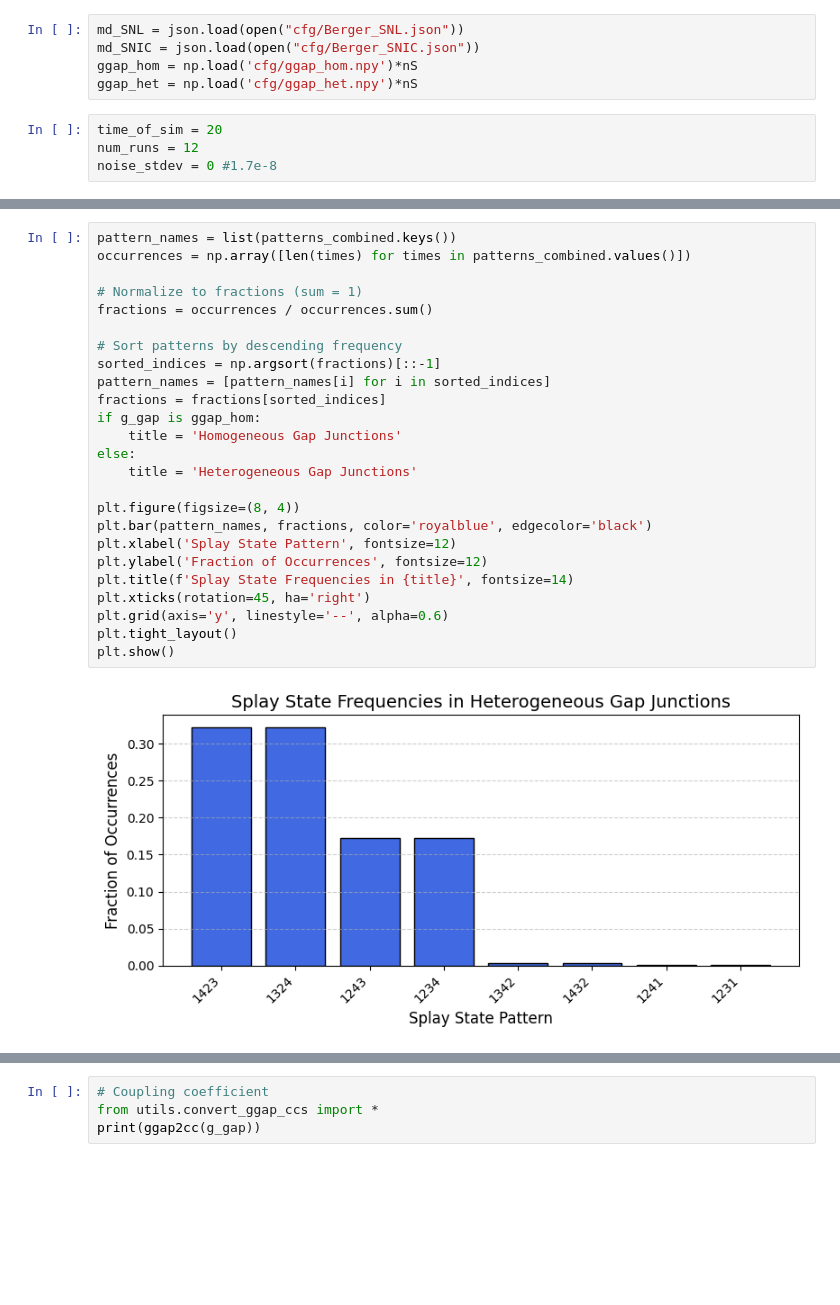
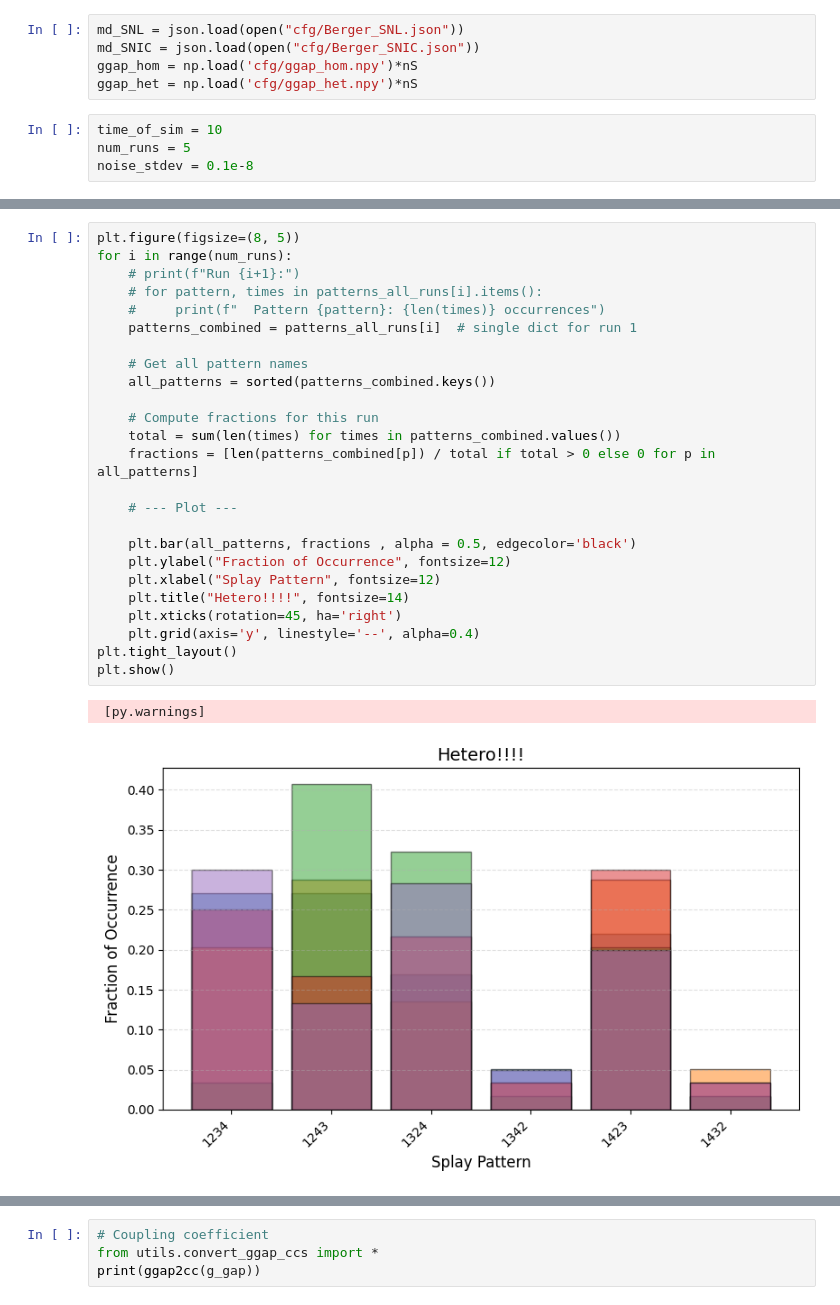
Before and after one commit to AtharvSuryawanshi/Desynchronizing-Neural-Circuits-using-gap-junctions, a Jupyter notebook: gap_network copy.ipynb, the cells around one changed output, grey strips where cells are left out. Saved outputs shown, nothing was run; the diff lists cells and outputs as text; blank space fills up the shorter version.

```diff
--- a/gap_network copy.ipynb
+++ b/gap_network copy.ipynb
@@ -76,9 +78,9 @@ md_SNIC = json.load(open("cfg/Berger_SNIC.json"))
 ggap_hom = np.load('cfg/ggap_hom.npy')*nS
 ggap_het = np.load('cfg/ggap_het.npy')*nS
 # %%
-time_of_sim = 20
-num_runs = 12
-noise_stdev = 0 #1.7e-8
+time_of_sim = 10
+num_runs = 5
+noise_stdev = 0.1e-8
 # %%
 # noise free simulations
 # ## case1: weak SNL
@@ -252,27 +373,28 @@ Starting simulation at t=0. s for a duration of 20. s
 # %%
-pattern_names = list(patterns_combined.keys())
-occurrences = np.array([len(times) for times in patterns_combined.values()])
+plt.figure(figsize=(8, 5))
+for i in range(num_runs):
+    # print(f"Run {i+1}:")
+    # for pattern, times in patterns_all_runs[i].items():
+    #     print(f"  Pattern {pattern}: {len(times)} occurrences")
+    patterns_combined = patterns_all_runs[i]  # single dict for run 1
 
-# Normalize to fractions (sum = 1)
-fractions = occurrences / occurrences.sum()
+    # Get all pattern names
+    all_patterns = sorted(patterns_combined.keys())
 
-# Sort patterns by descending frequency
-sorted_indices = np.argsort(fractions)[::-1]
-pattern_names = [pattern_names[i] for i in sorted_indices]
-fractions = fractions[sorted_indices]
-if g_gap is ggap_hom:
-    title = 'Homogeneous Gap Junctions'
-else:
-    title = 'Heterogeneous Gap Junctions'
+    # Compute fractions for this run
+    total = sum(len(times) for times in patterns_combined.values())
+    fractions = [len(patterns_combined[p]) / total if total > 0 else 0 for p in all_patterns]
 
-plt.figure(figsize=(8, 4))
-plt.bar(pattern_names, fractions, color='royalblue', edgecolor='black')
-plt.xlabel('Splay State Pattern', fontsize=12)
-plt.ylabel('Fraction of Occurrences', fontsize=12)
-plt.title(f'Splay State Frequencies in {title}', fontsize=14)
-plt.xticks(rotation=45, ha='right')
-plt.grid(axis='y', linestyle='--', alpha=0.6)
+    # --- Plot ---
+
+    plt.bar(all_patterns, fractions , alpha = 0.5, edgecolor='black')
+    plt.ylabel("Fraction of Occurrence", fontsize=12)
+    plt.xlabel("Splay Pattern", fontsize=12)
+    plt.title("Hetero!!!!", fontsize=14)
+    plt.xticks(rotation=45, ha='right')
+    plt.grid(axis='y', linestyle='--', alpha=0.4)
 plt.tight_layout()
 plt.show()
 # %% [output]
+ [py.warnings]
-[figure, old version]
+[figure, new version]
```
Also changed, not shown: parts of 13 cells of this notebook.
